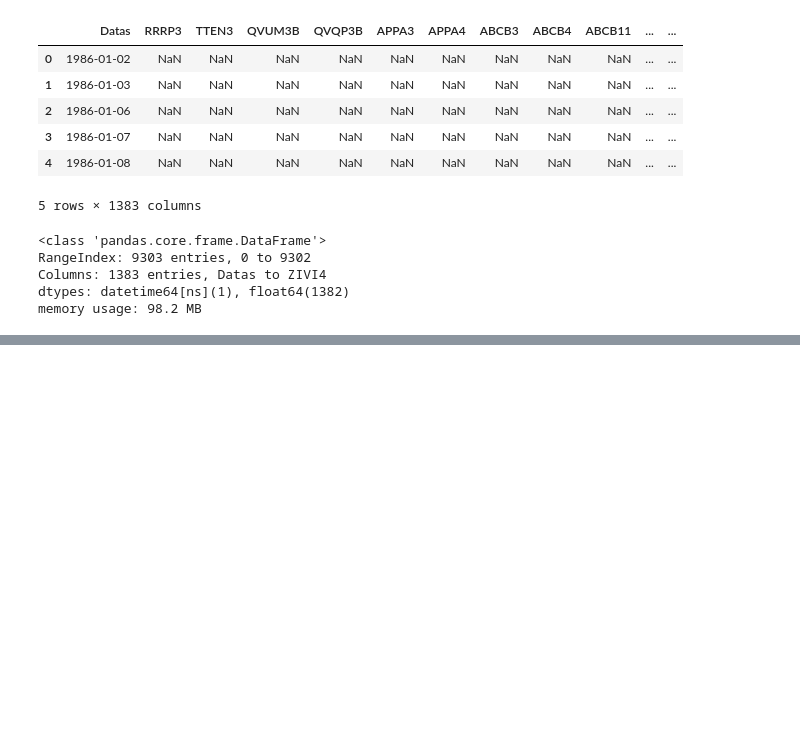
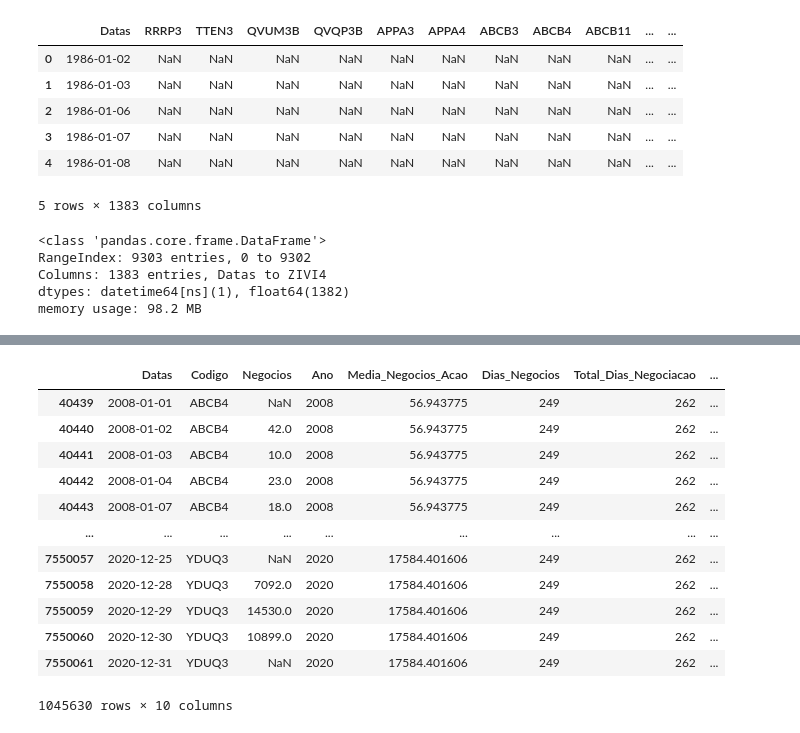
Before and after one commit to andrebarbosa27/lowvolatility, a Jupyter notebook: LowVolatility.ipynb, the cells around one changed output, grey strips where cells are left out. Saved outputs shown, nothing was run; the diff lists cells and outputs as text; code cells hidden in the pictures; blank space fills up the shorter version.

```diff
--- a/LowVolatility.ipynb
+++ b/LowVolatility.ipynb
@@ -93,7 +92,31 @@ long_data.sample(50)
 negocios['Datas'] = pd.to_datetime(negocios['Datas'])
 negocios = negocios[(negocios['Datas'] >= '2000-01-01') & (negocios['Datas'] <= '2020-12-31')]
 negocios = negocios.melt(id_vars=['Datas'], var_name='Codigo', value_name='Negocios')
-negocios['Negocios'] = negocios['Negocios'].fillna(0)
 negocios['Ano'] = negocios['Datas'].dt.year
 negocios['Media_Negocios_Acao'] = negocios.groupby(['Codigo', 'Ano'])['Negocios'].transform(lambda x: x.mean(skipna=True))
 negocios['Dias_Negocios'] = negocios.groupby(['Codigo', 'Ano'])['Negocios'].transform(lambda x: x.notna().sum())
+dias_por_ano = negocios.groupby('Ano')['Datas'].nunique().rename('Total_Dias_Negociacao')
+negocios = negocios.merge(dias_por_ano, on='Ano', how='left')
+negocios['Negocios_Percentual'] = negocios['Dias_Negocios'] / negocios['Total_Dias_Negociacao']
+# %%
+negocios= negocios[negocios['Negocios_Percentual'] > 0.9]
+# %%
+negocios['Media_Negocios'] = negocios.groupby('Ano')['Negocios'].transform(lambda x: x.mean(skipna=True))
+# %%
+negocios['Razao_Media_Negocios'] = negocios['Media_Negocios_Acao'] / negocios['Media_Negocios']
+# %%
+negocios
+# %% [output]
+|  | Datas | Codigo | Negocios | Ano | Media_Negocios_Acao | Dias_Negocios | Total_Dias_Negociacao | ... |
+| 40439 | 2008-01-01 | ABCB4 | NaN | 2008 | 56.943775 | 249 | 262 | ... |
+| 40440 | 2008-01-02 | ABCB4 | 42.0 | 2008 | 56.943775 | 249 | 262 | ... |
+| 40441 | 2008-01-03 | ABCB4 | 10.0 | 2008 | 56.943775 | 249 | 262 | ... |
+| 40442 | 2008-01-04 | ABCB4 | 23.0 | 2008 | 56.943775 | 249 | 262 | ... |
+| 40443 | 2008-01-07 | ABCB4 | 18.0 | 2008 | 56.943775 | 249 | 262 | ... |
+| ... | ... | ... | ... | ... | ... | ... | ... | ... |
+| 7550057 | 2020-12-25 | YDUQ3 | NaN | 2020 | 17584.401606 | 249 | 262 | ... |
+| 7550058 | 2020-12-28 | YDUQ3 | 7092.0 | 2020 | 17584.401606 | 249 | 262 | ... |
+| 7550059 | 2020-12-29 | YDUQ3 | 14530.0 | 2020 | 17584.401606 | 249 | 262 | ... |
+| 7550060 | 2020-12-30 | YDUQ3 | 10899.0 | 2020 | 17584.401606 | 249 | 262 | ... |
+| 7550061 | 2020-12-31 | YDUQ3 | NaN | 2020 | 17584.401606 | 249 | 262 | ... |
+1045630 rows × 10 columns
```
Also changed, not shown: parts of 32 cells of this notebook.
